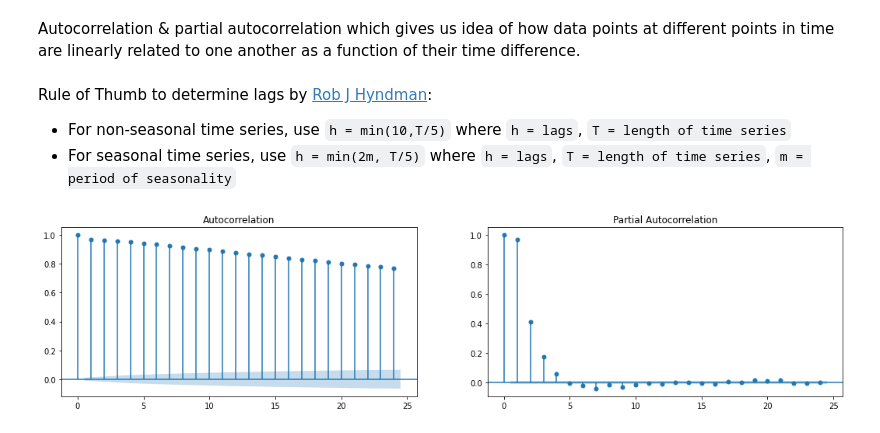
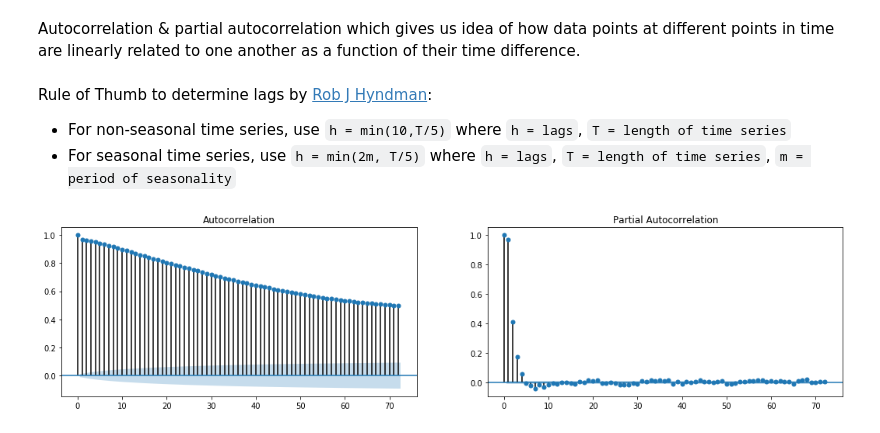
Before and after one commit to jakartaresearch/ocean-wave-prediction, a Jupyter notebook: notebook/0_eda.ipynb, the cells around one changed output. Cells and saved outputs as stored; diff of their text form; code cells hidden in the pictures.

```diff
--- a/notebook/0_eda.ipynb
+++ b/notebook/0_eda.ipynb
@@ -248,9 +282,9 @@ Rule of Thumb to determine lags by [Rob J Hyndman](https://robjhyndman.com/hynds
 # %%
 # autocorrelation & partial autocorrelation
 fig, (ax1,ax2) = plt.subplots(1,2,figsize=(18, 4))
-ax1 = plot_acf(df_interpolate.swh, lags=24, ax=ax1)
-ax2 = plot_pacf(df_interpolate.swh, lags=24, ax=ax2)
+ax1 = plot_acf(df_interpolate.swh, lags=24*3, ax=ax1)
+ax2 = plot_pacf(df_interpolate.swh, lags=24*3, ax=ax2)
 # %% [output]
-[figure, old version]
+[figure, new version]
 # %%
 # df_interpolate.to_csv("../data/clean/"+files[0], index=False)
```
Also changed, not shown: parts of 11 cells of this notebook.
